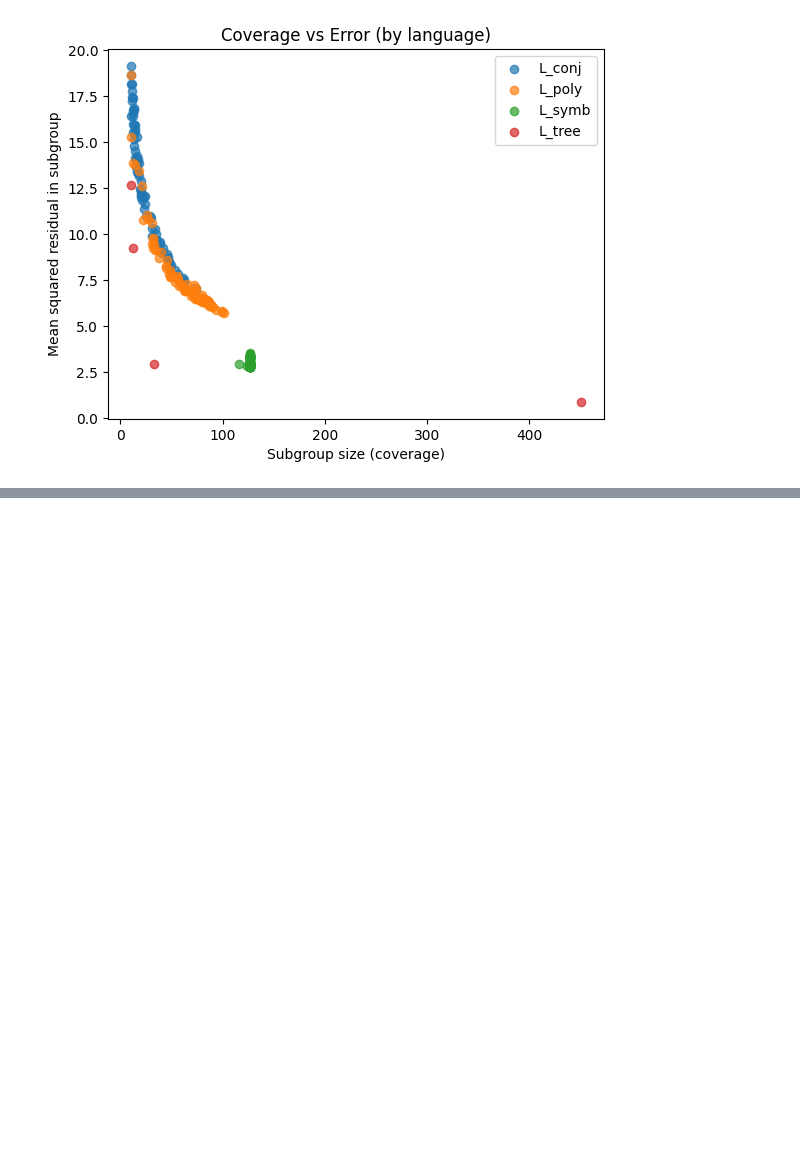
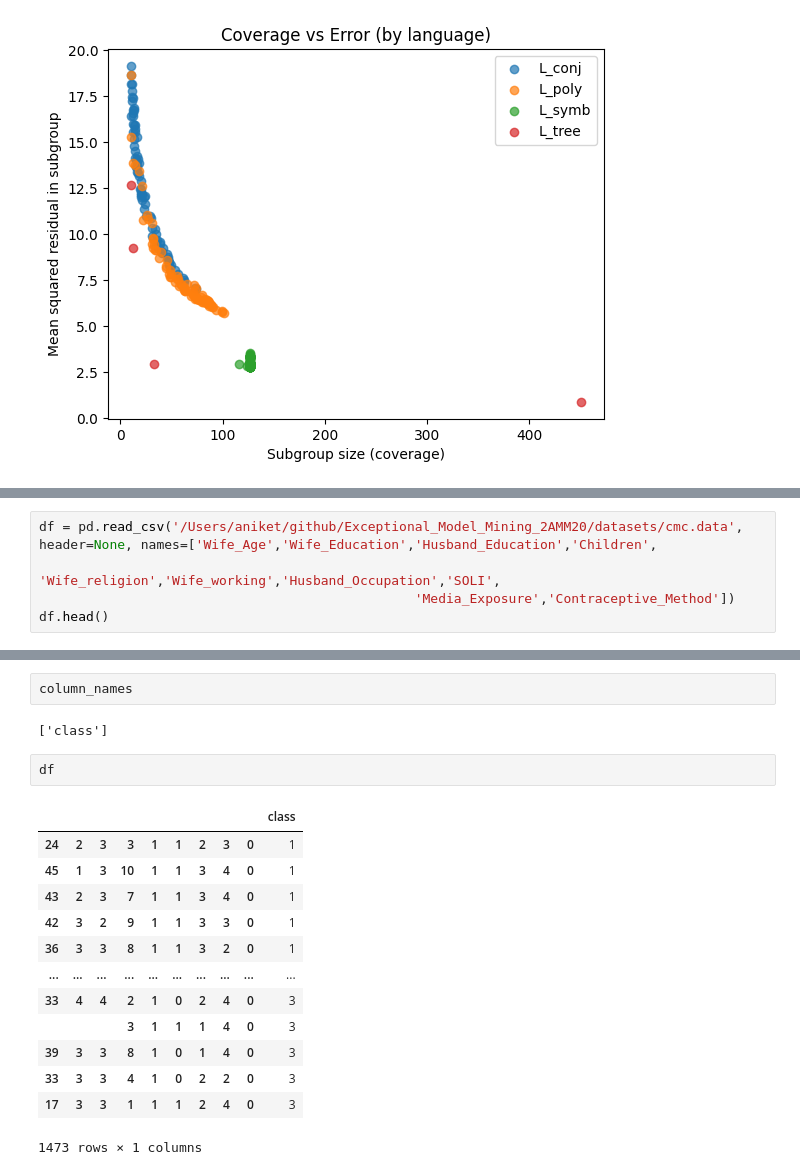
Before and after one commit to Aniket-Mishra/Exceptional_Model_Mining_2AMM20, a Jupyter notebook: pipeline/trail/test1.ipynb, the cells around one changed output, grey strips where cells are left out. Cells and saved outputs as stored; diff of their text form; blank space fills up the shorter version.

```diff
--- a/pipeline/trail/test1.ipynb
+++ b/pipeline/trail/test1.ipynb
@@ -1580,0 +1649,5 @@ Pareto front (q vs interpretability):
+# %%
+df = pd.read_csv('/Users/aniket/github/Exceptional_Model_Mining_2AMM20/datasets/cmc.data', header=None, names=['Wife_Age','Wife_Education','Husband_Education','Children',
+                                                'Wife_religion','Wife_working','Husband_Occupation','SOLI',
+                                                'Media_Exposure','Contraceptive_Method'])
+df.head()
@@ -1580,0 +1661,20 @@ Pareto front (q vs interpretability):
+# %%
+column_names
+# %% [output]
+['class']
+# %%
+df
+# %% [output]
+|  |  |  |  |  |  |  |  |  | class |
+| 24 | 2 | 3 | 3 | 1 | 1 | 2 | 3 | 0 | 1 |
+| 45 | 1 | 3 | 10 | 1 | 1 | 3 | 4 | 0 | 1 |
+| 43 | 2 | 3 | 7 | 1 | 1 | 3 | 4 | 0 | 1 |
+| 42 | 3 | 2 | 9 | 1 | 1 | 3 | 3 | 0 | 1 |
+| 36 | 3 | 3 | 8 | 1 | 1 | 3 | 2 | 0 | 1 |
+| ... | ... | ... | ... | ... | ... | ... | ... | ... | ... |
+| 33 | 4 | 4 | 2 | 1 | 0 | 2 | 4 | 0 | 3 |
+|  |  |  | 3 | 1 | 1 | 1 | 4 | 0 | 3 |
+| 39 | 3 | 3 | 8 | 1 | 0 | 1 | 4 | 0 | 3 |
+| 33 | 3 | 3 | 4 | 1 | 0 | 2 | 2 | 0 | 3 |
+| 17 | 3 | 3 | 1 | 1 | 1 | 2 | 4 | 0 | 3 |
+1473 rows × 1 columns
```
Also changed, not shown: parts of 20 cells of this notebook, 4 other files.
